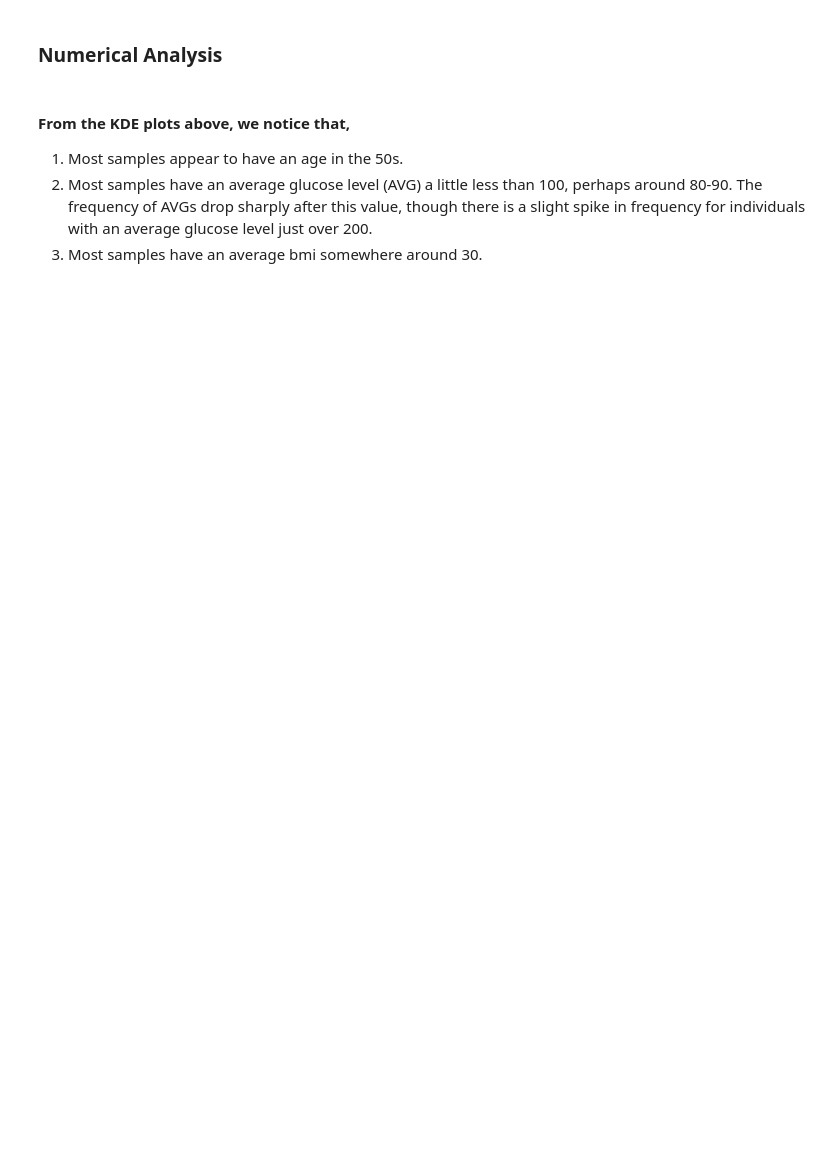
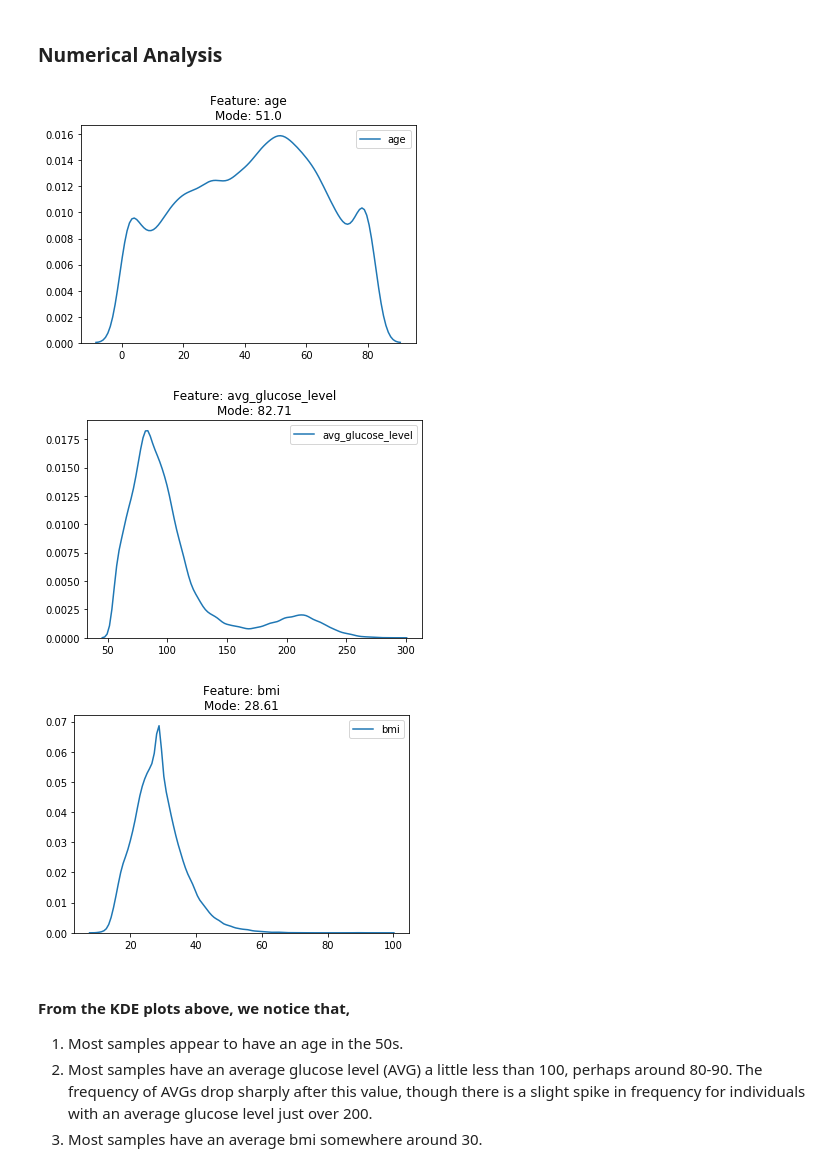
Before and after one commit to TylerTompa/UNCC_Project_3, a Jupyter notebook: healthcare-data/Jupyter/Training_Data.ipynb, the cells around one changed output. Drawn from its saved outputs; the diff is of its cells as text; code cells hidden in the pictures; blank space fills up the shorter version.

```diff
--- a/healthcare-data/Jupyter/Training_Data.ipynb
+++ b/healthcare-data/Jupyter/Training_Data.ipynb
@@ -334,9 +370,13 @@ for possible_feature in possible_categorical_features:
 # %%
 # Get kdeplot for each possible numerical feature
 for possible_feature in possible_numerical_features:
-    sns.kdeplot(stroke_data[possible_feature])
-    plt.title(f"Feature: {possible_feature}\nMode: {round(stroke_data.mode()[possible_feature][0], 2)}")
+    sns.kdeplot(stroke_data_clean[possible_feature])
+    plt.title(f"Feature: {possible_feature}\nMode: {round(stroke_data_clean.mode()[possible_feature][0], 2)}")
     plt.show()
+# %% [output]
+[figure, added]
+[figure, added]
+[figure, added]
 # %% [markdown]
 #### From the KDE plots above, we notice that,
 
```
Also changed, not shown: parts of 25 cells of this notebook.
